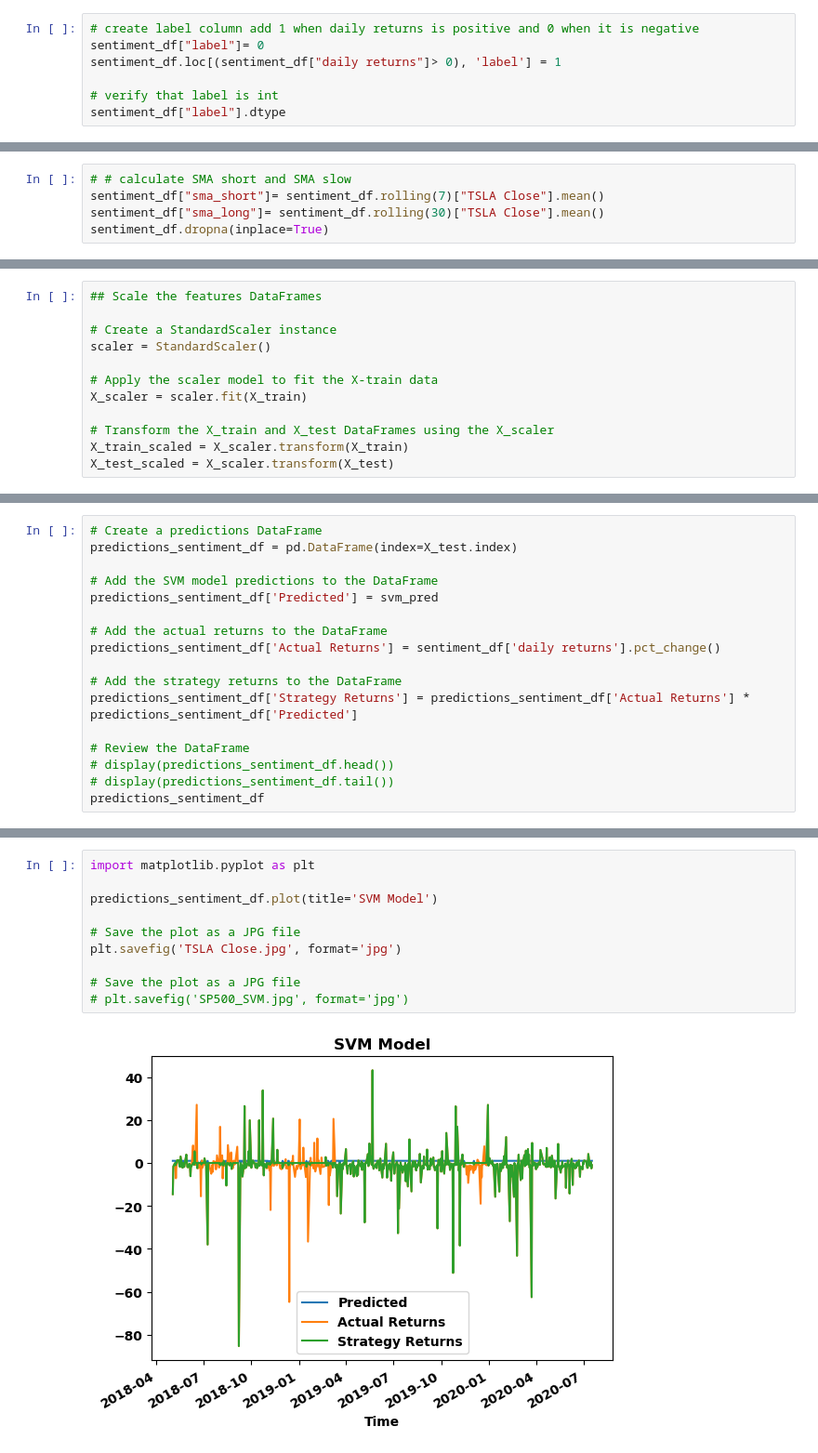
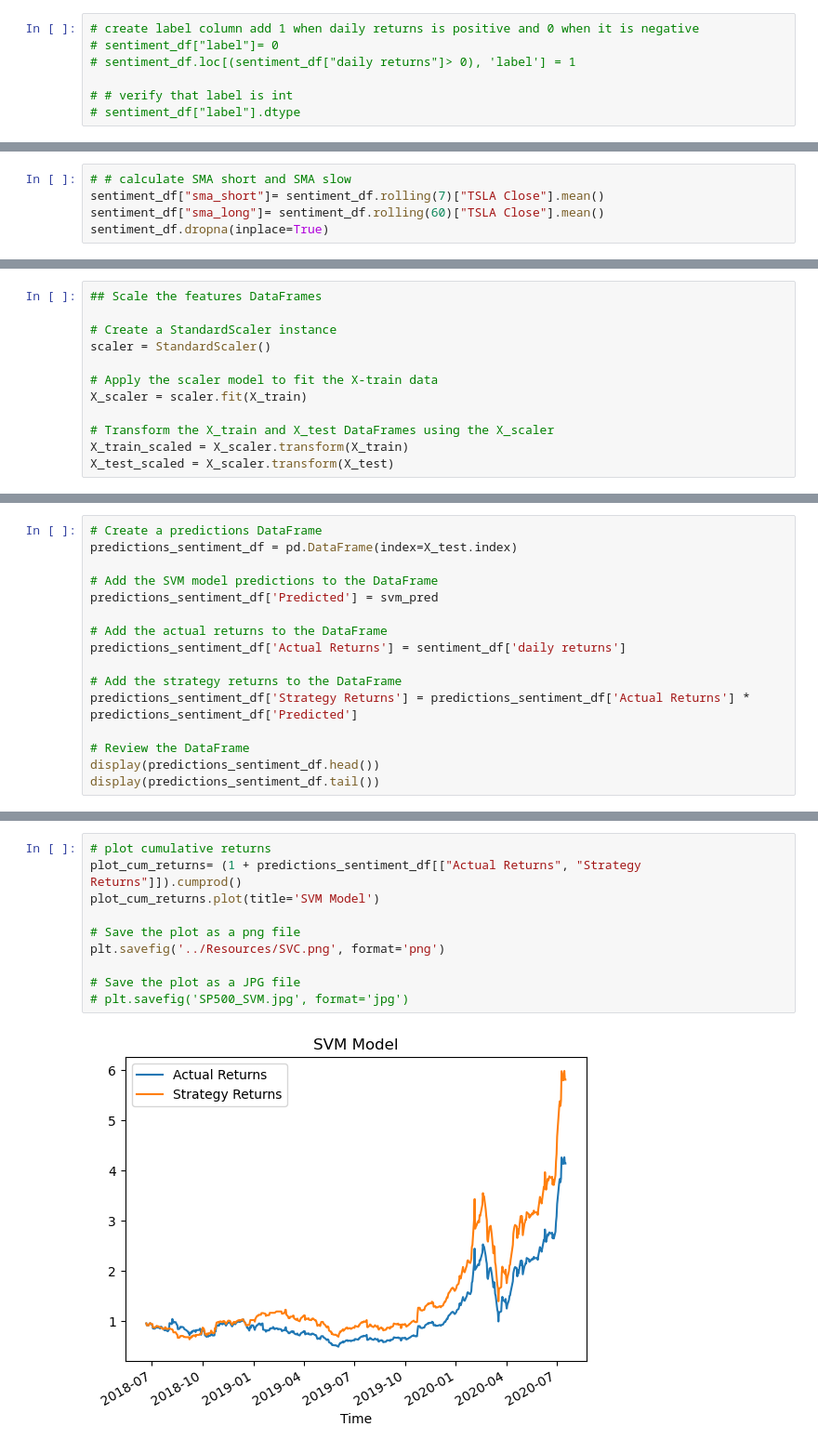
Before and after one commit to bittraidr/Sentiment_Analysis_Study_Multiple_Models, a Jupyter notebook: Branches/Alejandra.ipynb, the cells around one changed output, grey strips where cells are left out. Shown at 93% size. Cells and saved outputs as stored; diff of their text form.

```diff
--- a/Branches/Alejandra.ipynb
+++ b/Branches/Alejandra.ipynb
@@ -111,8 +108,8 @@ sentiment_df.index= pd.to_datetime(sentiment_df.index)
 # sentiment_df.index= pd.to_datetime(sentiment_df.index)
 # %%
 # create label column add 1 when daily returns is positive and 0 when it is negative
-sentiment_df["label"]= 0
-sentiment_df.loc[(sentiment_df["daily returns"]> 0), 'label'] = 1
+# sentiment_df["label"]= 0
+# sentiment_df.loc[(sentiment_df["daily returns"]> 0), 'label'] = 1
 
-# verify that label is int
-sentiment_df["label"].dtype
+# # verify that label is int
+# sentiment_df["label"].dtype
@@ -121,7 +116,7 @@ dtype('int64')
 # %%
 # # calculate SMA short and SMA slow
 sentiment_df["sma_short"]= sentiment_df.rolling(7)["TSLA Close"].mean()
-sentiment_df["sma_long"]= sentiment_df.rolling(30)["TSLA Close"].mean()
+sentiment_df["sma_long"]= sentiment_df.rolling(60)["TSLA Close"].mean()
 sentiment_df.dropna(inplace=True)
 # %%
 # calculate SMA short and SMA slow
@@ -273,15 +252,14 @@ predictions_sentiment_df = pd.DataFrame(index=X_test.index)
 predictions_sentiment_df['Predicted'] = svm_pred
 
 # Add the actual returns to the DataFrame
-predictions_sentiment_df['Actual Returns'] = sentiment_df['daily returns'].pct_change()
+predictions_sentiment_df['Actual Returns'] = sentiment_df['daily returns']
 
 # Add the strategy returns to the DataFrame
 predictions_sentiment_df['Strategy Returns'] = predictions_sentiment_df['Actual Returns'] * predictions_sentiment_df['Predicted']
 
 # Review the DataFrame
-# display(predictions_sentiment_df.head())
-# display(predictions_sentiment_df.tail())
-predictions_sentiment_df
+display(predictions_sentiment_df.head())
+display(predictions_sentiment_df.tail())
 # %% [output]
 |  | Predicted | Actual Returns | Strategy Returns |
 | Time |  |  |  |
@@ -300,15 +293,15 @@ predictions_sentiment_df
 # %%
-import matplotlib.pyplot as plt
+# plot cumulative returns
+plot_cum_returns= (1 + predictions_sentiment_df[["Actual Returns", "Strategy Returns"]]).cumprod()
+plot_cum_returns.plot(title='SVM Model')
 
-predictions_sentiment_df.plot(title='SVM Model')
-
-# Save the plot as a JPG file
-plt.savefig('TSLA Close.jpg', format='jpg')
+# Save the plot as a png file
+plt.savefig('../Resources/SVC.png', format='png')
 
 # Save the plot as a JPG file
 # plt.savefig('SP500_SVM.jpg', format='jpg')
 # %% [output]
-[figure, old version]
+[figure, new version]
 # %%
 # instantiate LinearDiscriminantAnalysis
 model = LinearDiscriminantAnalysis()
```
Also changed, not shown: parts of 20 cells of this notebook, 5 other files.
